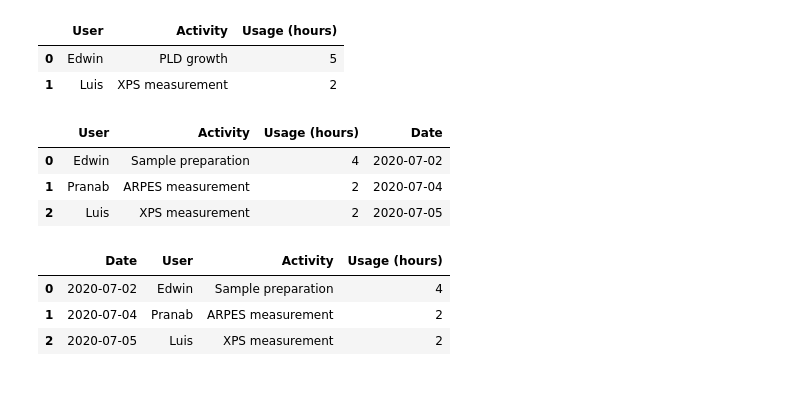
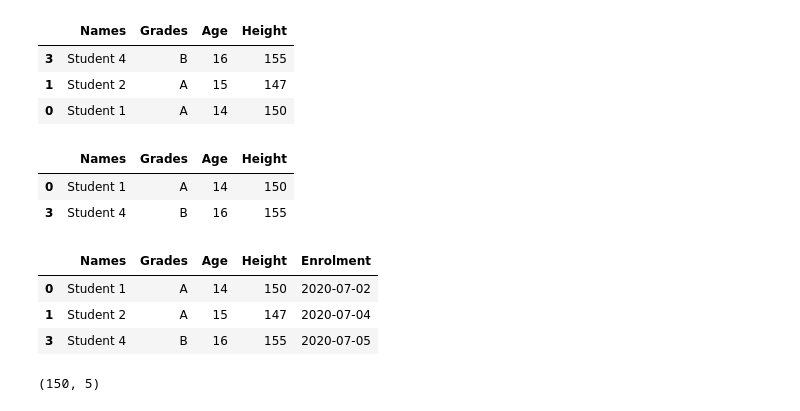
Before and after one commit to pranabdas/python-tutorial, a Jupyter notebook: notebooks/pandas-csv-excel.ipynb, the cells around one changed output. Saved outputs shown, nothing was run; the diff lists cells and outputs as text; code cells hidden in the pictures.

```diff
--- a/notebooks/pandas-csv-excel.ipynb
+++ b/notebooks/pandas-csv-excel.ipynb
@@ -18,0 +50,5 @@ df
+# %%
+# add new column
+grades = ["A", "B", "C", "B"]
+df['grades'] = grades
+print(df)
@@ -18,0 +61,5 @@ df
+# %%
+# Insert in a specific column
+df.pop('grades')  # remove last column
+df.insert(1, 'Grades', grades)
+print(df)
@@ -18,0 +72,4 @@ df
+# %%
+# Edit a row
+df.loc[1] = ['Student 2', 'A', 15, 147]
+print(df)
@@ -18,0 +82,8 @@ df
+# %%
+# We can remove any row by
+df.drop(df.index[[2]], inplace=True)
+
+# Drop last row
+# df.drop(df.index[[-1]], inplace=True)
+
+print(df)
@@ -80,31 +103,26 @@ df_copy_csv
-# %%
-df_copy_csv.to_csv('user-activity.csv', index=False)
-df_copy_csv = pd.read_csv('user-activity.csv')
-df_copy_csv
-# %% [output]
-|  | User | Activity | Usage (hours) |
-| 0 | Edwin | PLD growth | 5 |
-| 1 | Luis | XPS measurement | 2 |
+# %%
+df.sort_values(by="Age", ascending=False)
+# %% [output]
+|  | Names | Grades | Age | Height |
+| 3 | Student 4 | B | 16 | 155 |
+| 1 | Student 2 | A | 15 | 147 |
+| 0 | Student 1 | A | 14 | 150 |
+# %%
+df[df["Height"] >= 150]
+# %% [output]
+|  | Names | Grades | Age | Height |
+| 0 | Student 1 | A | 14 | 150 |
+| 3 | Student 4 | B | 16 | 155 |
 # %%
 # Add a new column. We will use datetime format
 import datetime
 # %%
 date = [datetime.date(2020, 7, 2), datetime.date(2020, 7, 4), datetime.date(2020, 7, 5)]
 # %%
-df['Date'] = date
+df['Enrolment'] = date
 df
 # %% [output]
-|  | User | Activity | Usage (hours) | Date |
-| 0 | Edwin | Sample preparation | 4 | 2020-07-02 |
-| 1 | Pranab | ARPES measurement | 2 | 2020-07-04 |
-| 2 | Luis | XPS measurement | 2 | 2020-07-05 |
+|  | Names | Grades | Age | Height | Enrolment |
+| 0 | Student 1 | A | 14 | 150 | 2020-07-02 |
+| 1 | Student 2 | A | 15 | 147 | 2020-07-04 |
+| 3 | Student 4 | B | 16 | 155 | 2020-07-05 |
-# %%
-# Insert in the first column
-df.pop('Date')
-df.insert(0, 'Date', date)
-df
-# %% [output]
-|  | Date | User | Activity | Usage (hours) |
-| 0 | 2020-07-02 | Edwin | Sample preparation | 4 |
-| 1 | 2020-07-04 | Pranab | ARPES measurement | 2 |
-| 2 | 2020-07-05 | Luis | XPS measurement | 2 |
@@ -110,0 +133,4 @@ df
+# %%
+df.shape
+# %% [output]
+(150, 5)
```
Also changed, not shown: parts of 41 cells of this notebook, 4 other files.
